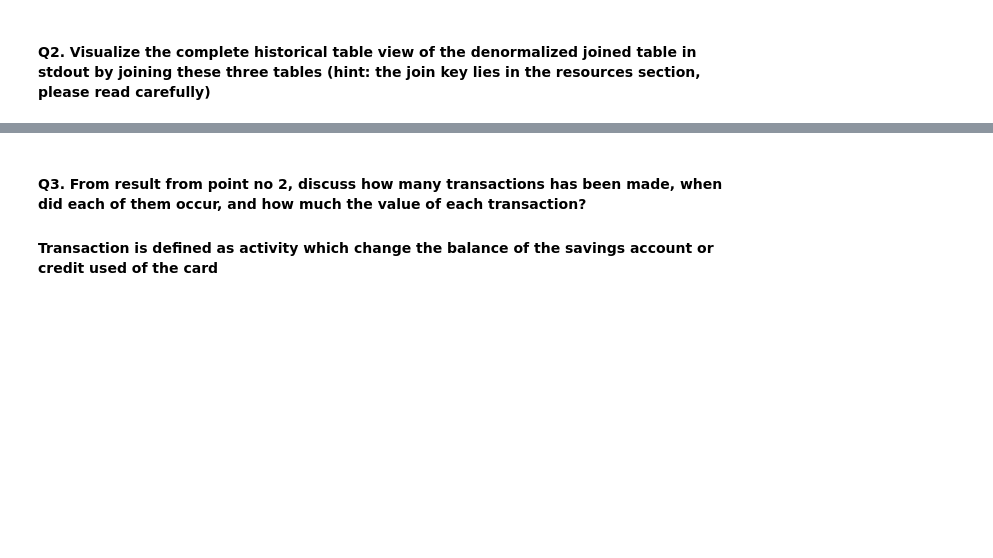
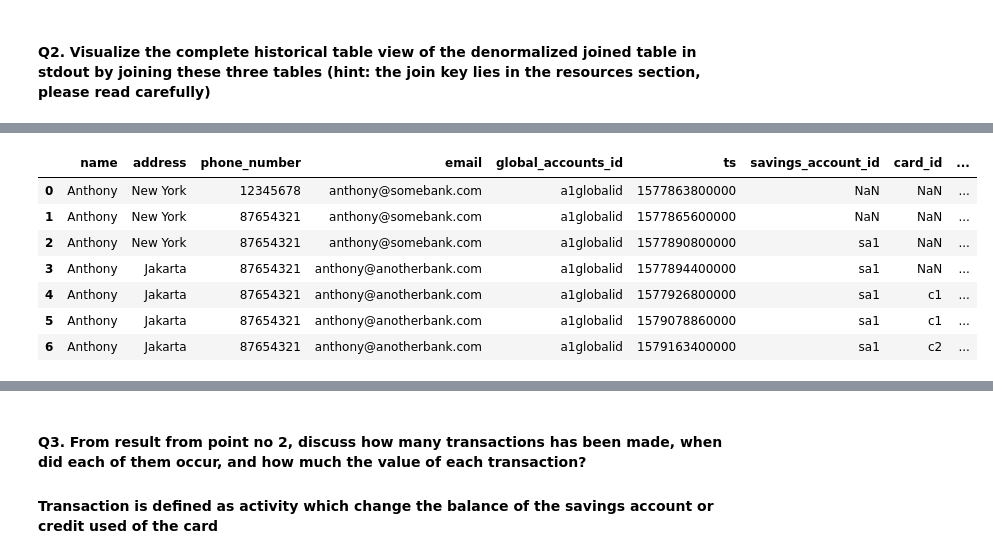
Before and after one commit to edlynfrianto/DWH-Docker, a Jupyter notebook: solution/solution.ipynb, the cells around one changed output, grey strips where cells are left out. Saved outputs shown, nothing was run; the diff lists cells and outputs as text; code cells hidden in the pictures; blank space fills up the shorter version.

```diff
--- a/solution/solution.ipynb
+++ b/solution/solution.ipynb
@@ -108,0 +123,12 @@ accounts_card_df
+# %%
+Another2= accounts_card_df.groupby(['account_id']).fillna(method='ffill')
+Another2
+# %% [output]
+|  | name | address | phone_number | email | global_accounts_id | ts | savings_account_id | card_id | ... |
+| 0 | Anthony | New York | 12345678 | anthony@somebank.com | a1globalid | 1577863800000 | NaN | NaN | ... |
+| 1 | Anthony | New York | 87654321 | anthony@somebank.com | a1globalid | 1577865600000 | NaN | NaN | ... |
+| 2 | Anthony | New York | 87654321 | anthony@somebank.com | a1globalid | 1577890800000 | sa1 | NaN | ... |
+| 3 | Anthony | Jakarta | 87654321 | anthony@anotherbank.com | a1globalid | 1577894400000 | sa1 | NaN | ... |
+| 4 | Anthony | Jakarta | 87654321 | anthony@anotherbank.com | a1globalid | 1577926800000 | sa1 | c1 | ... |
+| 5 | Anthony | Jakarta | 87654321 | anthony@anotherbank.com | a1globalid | 1579078860000 | sa1 | c1 | ... |
+| 6 | Anthony | Jakarta | 87654321 | anthony@anotherbank.com | a1globalid | 1579163400000 | sa1 | c2 | ... |
```
Also changed, not shown: parts of 4 cells of this notebook, 1 other file.
